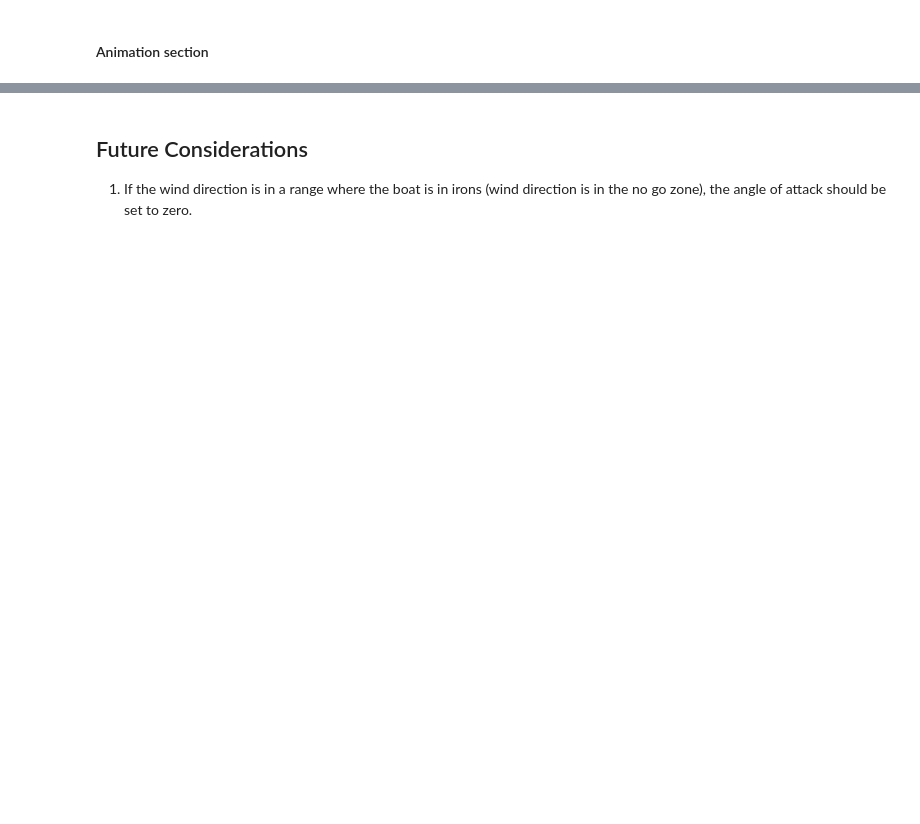
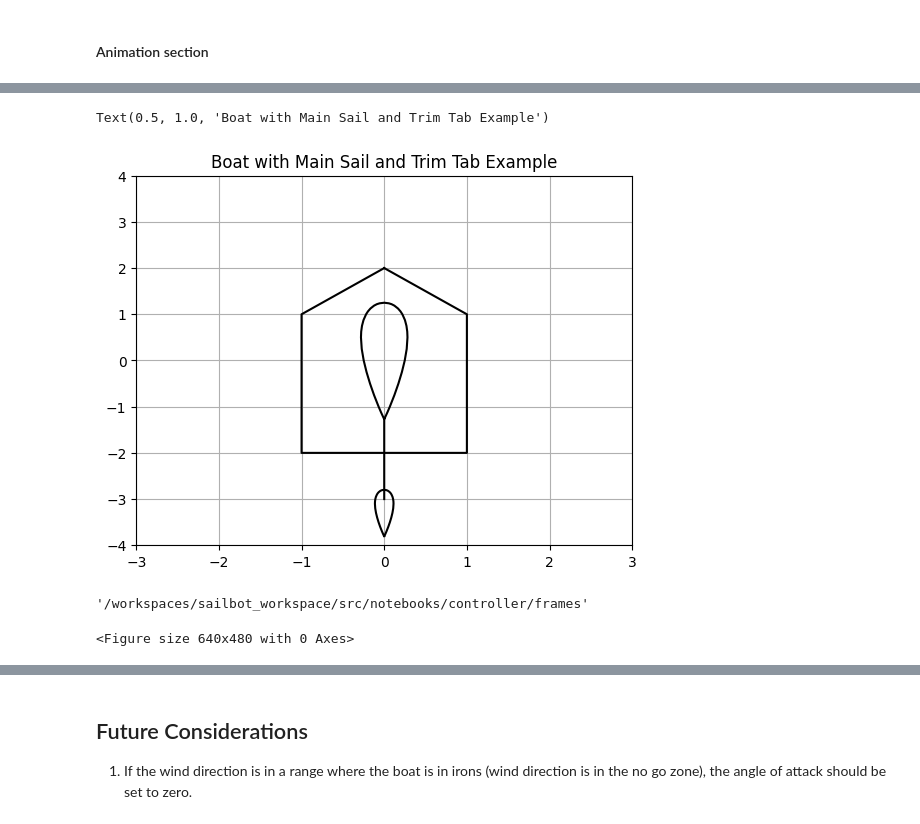
Before and after one commit to UBCSailbot/notebooks, a Jupyter notebook: controller/prototype_wingsail_controller.ipynb, the cells around one changed output, grey strips where cells are left out. Drawn from its saved outputs; the diff is of its cells as text; code cells hidden in the pictures; blank space fills up the shorter version.

```diff
--- a/controller/prototype_wingsail_controller.ipynb
+++ b/controller/prototype_wingsail_controller.ipynb
@@ -462,0 +663,23 @@ KeyboardInterrupt:
+# %%
+# Define basic shapes
+
+# Boat shape
+boat = Shape2D(np.array([[0, 2], [-1, 1], [-1, -2], [1, -2], [1, 1], [0, 2]]))
+
+# Main sail and trim tab shapes
+airfoil_points = get_symmetric_air_foil_points()
+main_sail_points = np.vstack((airfoil_points, np.array([[0, -0.8], [0, -1.5]])))
+trim_tab_points = airfoil_points
+
+main_sail = Shape2D(main_sail_points).scale(2.5).translate([0, 0.75])
+trim_tab = Shape2D(trim_tab_points)
+
+# Plot the boat, main sail, and trim tab
+Shape2D.plot_shapes(None, boat, main_sail, trim_tab.translate([0, -3]))
+plt.xlim(-3, 3)
+plt.ylim(-4, 4)
+plt.grid(True)
+plt.title("Boat with Main Sail and Trim Tab Example")
+# %% [output]
+Text(0.5, 1.0, 'Boat with Main Sail and Trim Tab Example')
+[figure, added]
@@ -462,0 +791,5 @@ KeyboardInterrupt:
+# %%
+create_video(save_frames=True)
+# %% [output]
+'/workspaces/sailbot_workspace/src/notebooks/controller/frames'
+<Figure size 640x480 with 0 Axes>
```
Also changed, not shown: parts of 11 cells of this notebook.
